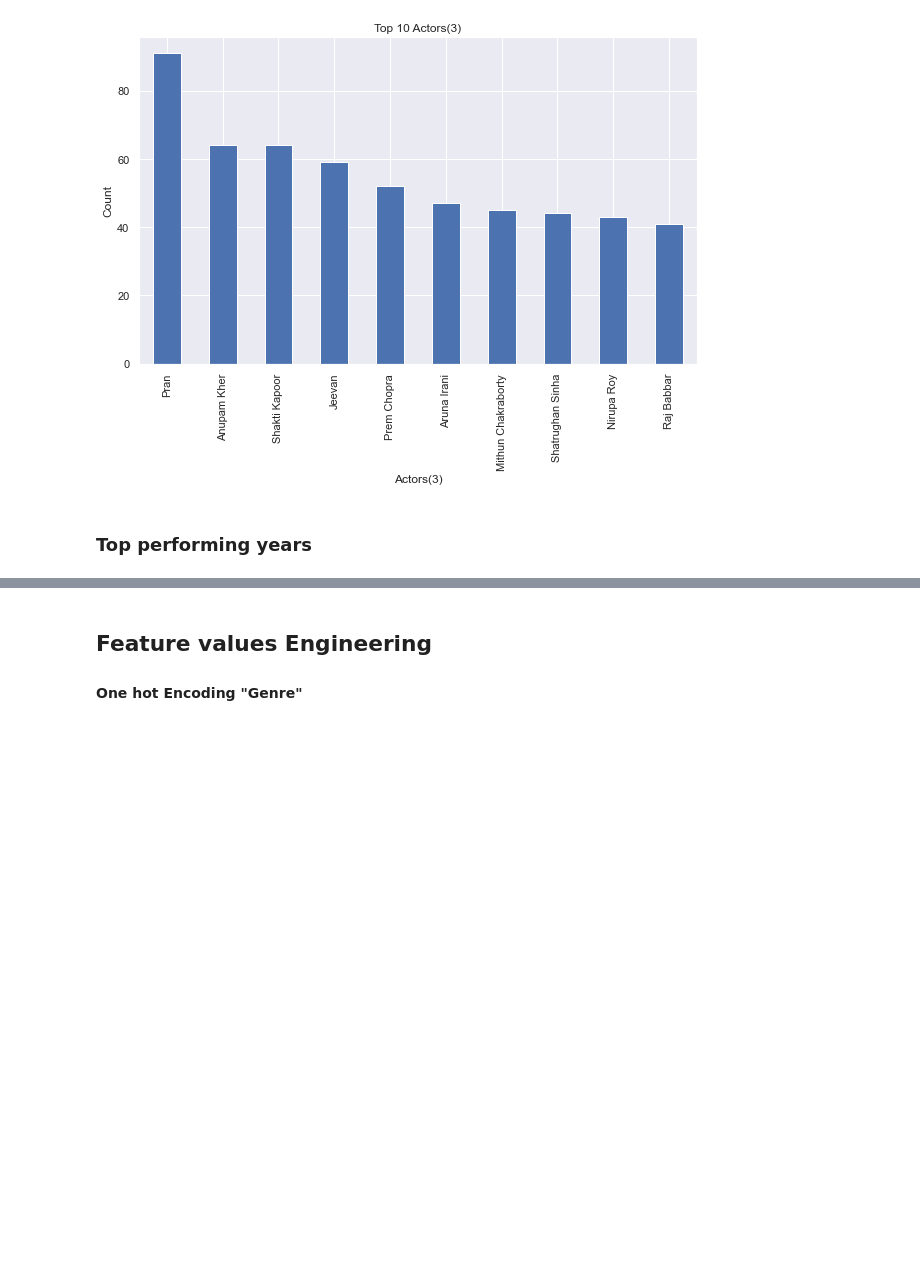
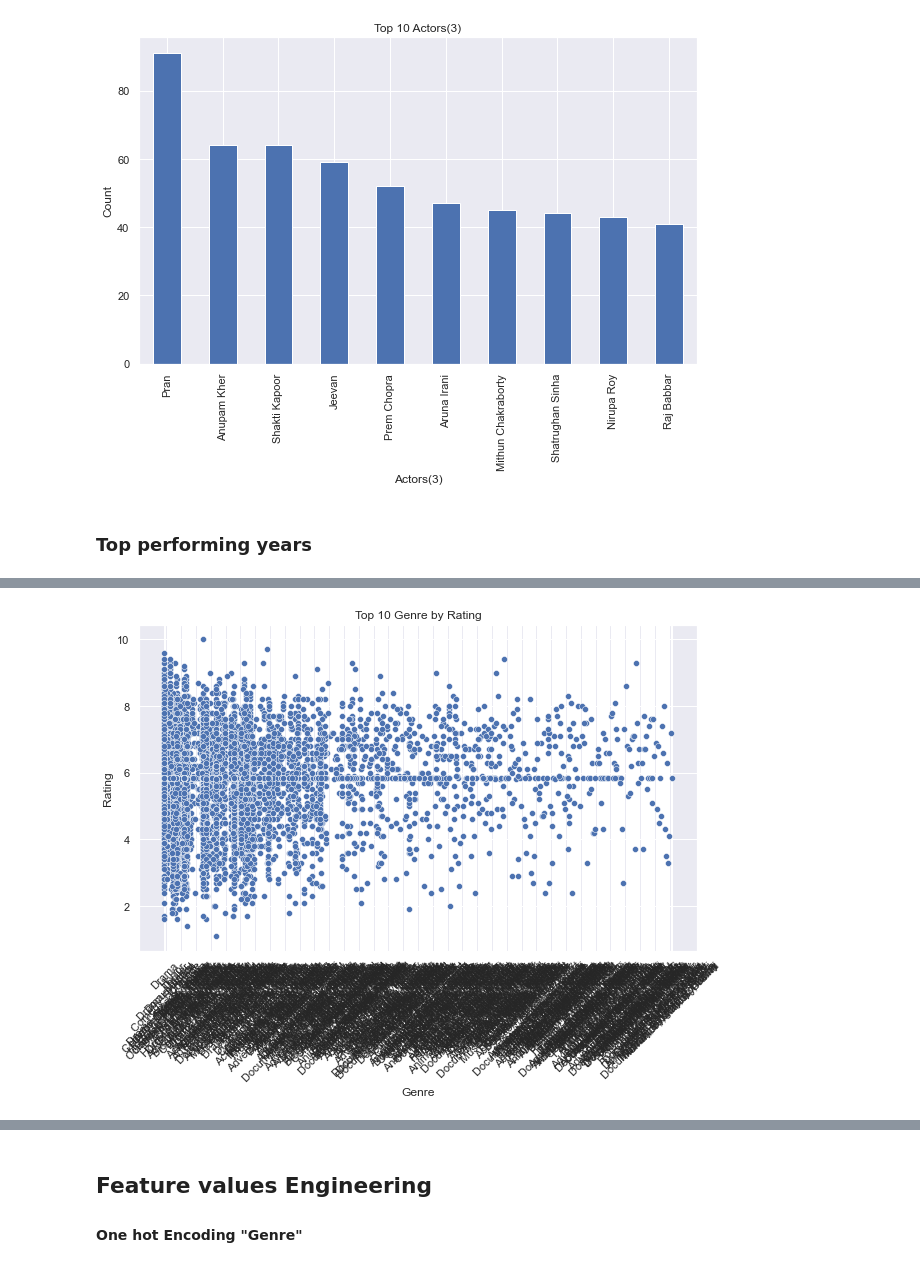
Before and after one commit to Edna722/CODSOFT_ML, a Jupyter notebook: Movie rating prediction_task 2.ipynb, the cells around one changed output, grey strips where cells are left out. Saved outputs shown, nothing was run; the diff lists cells and outputs as text; code cells hidden in the pictures; blank space fills up the shorter version.

```diff
--- a/Movie rating prediction_task 2.ipynb
+++ b/Movie rating prediction_task 2.ipynb
@@ -484,3 +515,14 @@ plt.show()
+# %%
+# Plotting 'original_title'against popularity (top 10 movies)
+plt.figure(figsize=(10, 6))
+sns.scatterplot(data=movie_data, x = 'Genre', y = 'Rating')
+plt.title('Top 10 Genre by Rating')
+plt.xlabel('Genre')
+plt.ylabel('Rating')
+plt.xticks(rotation=45)
+plt.show()
+# %% [output]
+[figure, added]
 # %%
 # Correlation matrix using a heatmap
 correlation_matrix = movie_data.corr()
```
Also changed, not shown: parts of 16 cells of this notebook.
